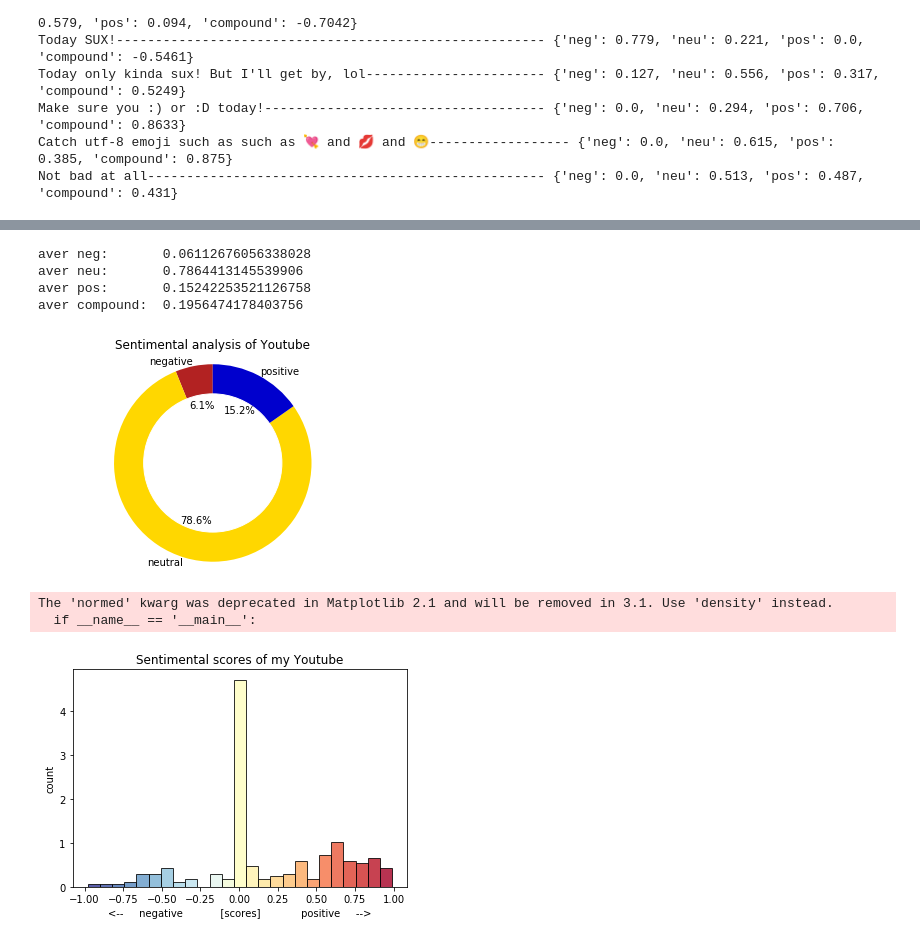
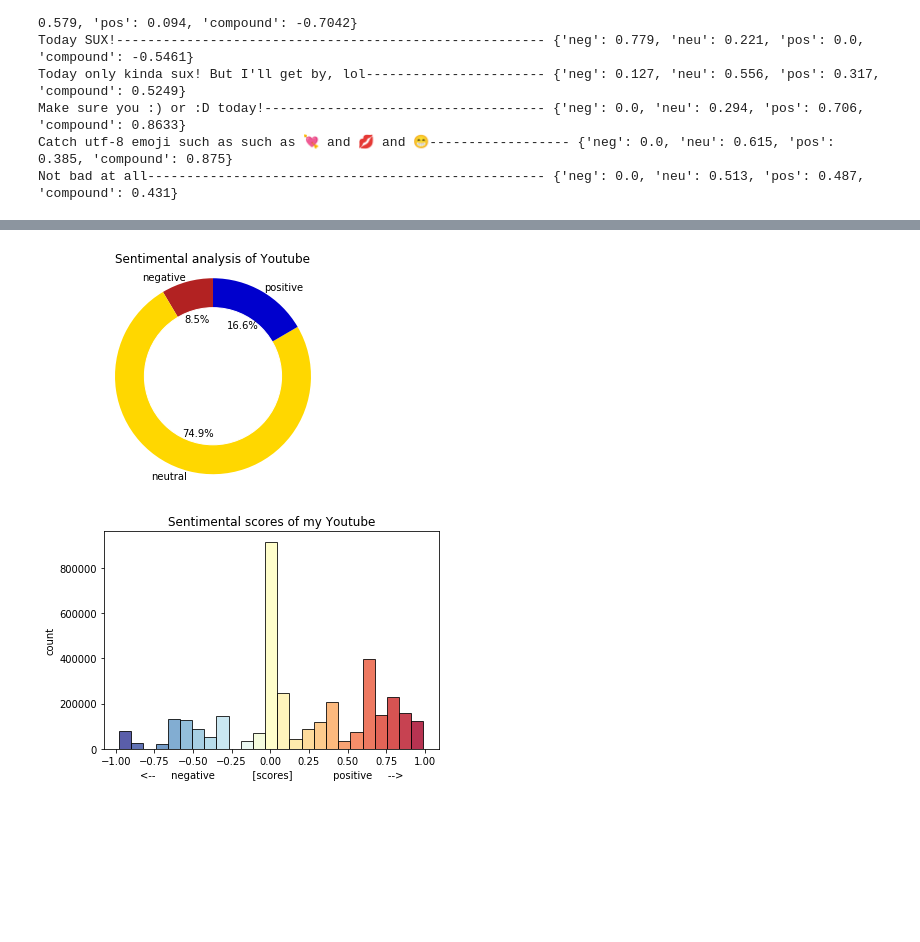
Before and after one commit to effectivemadness/YoutubeCommentAnalysis, a Jupyter notebook: codes/workflow_eng.ipynb, the cells around one changed output, grey strips where cells are left out. Saved outputs shown, nothing was run; the diff lists cells and outputs as text; code cells hidden in the pictures; blank space fills up the shorter version.

```diff
--- a/codes/workflow_eng.ipynb
+++ b/codes/workflow_eng.ipynb
@@ -362,3 +356,8 @@ for comment in list(cmts['cleansing_comments']):
+# %%
+# with weight about likes
+all_comments = ''
+for i in range(len(cmts)):
+    all_comments+= (cmts['Comment'].loc[i] + " ")*int(cmts['Like'].loc[i])
 # %%
 # http://deepsix2757.blogspot.com/2018/07/python-wordcloud.html
 %matplotlib inline
@@ -399,10 +398,10 @@ like10.head(10)
 | 9 | yacine sg | 59000.0 | ROSÉ I LOVE YOU | ROSÉ I LOVE YOU |
 # %%
 # 좋아요 개수 20개 이상의 댓글들로만 word cloud
-
+# with weight about like
 like20_comments = ''
-for comment in list(like10['cleansing_comments'].loc[:19]):
-    like20_comments+= comment + " "
+for i in range(20):
+    like20_comments+= (like10['Comment'].loc[i] + " ")*int(like10['Like'].loc[i])
 # %%
 like10[['Comment', 'Like']].loc[:19]
 # %% [output]
@@ -539,18 +518,20 @@ senti
-# %%
-print('aver neg:\t' + str(sum(neg)/float(len(neg))))
-print('aver neu:\t' + str(sum(neu)/float(len(neg))))
-print('aver pos:\t' + str(sum(pos)/float(len(neg))))
-print('aver compound:\t' + str(sum(compound)/float(len(neg))))
-# %% [output]
-aver neg:       0.06112676056338028
-aver neu:       0.7864413145539906
-aver pos:       0.15242253521126758
-aver compound:  0.1956474178403756
+# %%
+w_neg = []
+w_neu = []
+w_pos = []
+w_com = []
+
+for i in range(len(cmts)):
+    for j in range(int(cmts['Like'].loc[i])):
+        w_neg.append(neg[i])
+        w_neu.append(neu[i])
+        w_pos.append(pos[i])
+        w_com.append(compound[i])
 # %%
 # visualization
 my_circle = plt.Circle((0, 0), 0.7, color='white')
 labels = ['negative', 'neutral', 'positive']
-sentis = [sum(neg)/float(len(neg)), sum(neu)/float(len(neu)), sum(pos)/float(len(pos))]
+sentis = [sum(w_neg)/float(len(w_neg)), sum(w_neu)/float(len(w_neu)), sum(w_pos)/float(len(w_pos))]
 d = plt.pie(sentis, labels=labels, autopct='%1.1f%%',
             startangle=90, labeldistance=1.05, colors = ['firebrick', 'gold', 'mediumblue'])
 plt.axis('equal')
@@ -558,7 +539,7 @@ plt.gca().add_artist(my_circle)
 plt.title('Sentimental analysis of Youtube')
 plt.show()
 # %% [output]
-[figure, old version]
+[figure, new version]
 # %%
 # visualization
 def my_plot(title_name, data_list):
@@ -568,7 +549,7 @@ def my_plot(title_name, data_list):
     plt.ylabel('count')
     # Plot histogram.
     cm = plt.cm.get_cmap('RdYlBu_r')
-    n, bins, patches = plt.hist(data_list, 25, normed=1, color='green', alpha = 0.8, edgecolor = 'black', linewidth = 1)
+    n, bins, patches = plt.hist(data_list, 25, color='green', alpha = 0.8, edgecolor = 'black', linewidth = 1)
     bin_centers = 0.5 * (bins[:-1] + bins[1:])
 
     # scale values to interval [0,1]
@@ -579,8 +560,6 @@ def my_plot(title_name, data_list):
 
     plt.show()
 # %%
-my_plot('Sentimental scores of my Youtube', compound)
+my_plot('Sentimental scores of my Youtube', w_com)
 # %% [output]
-The 'normed' kwarg was deprecated in Matplotlib 2.1 and will be removed in 3.1. Use 'density' instead.
-  if __name__ == '__main__':
-[figure, old version]
+[figure, new version]
```
Also changed, not shown: parts of 6 cells of this notebook, 1 other file.
